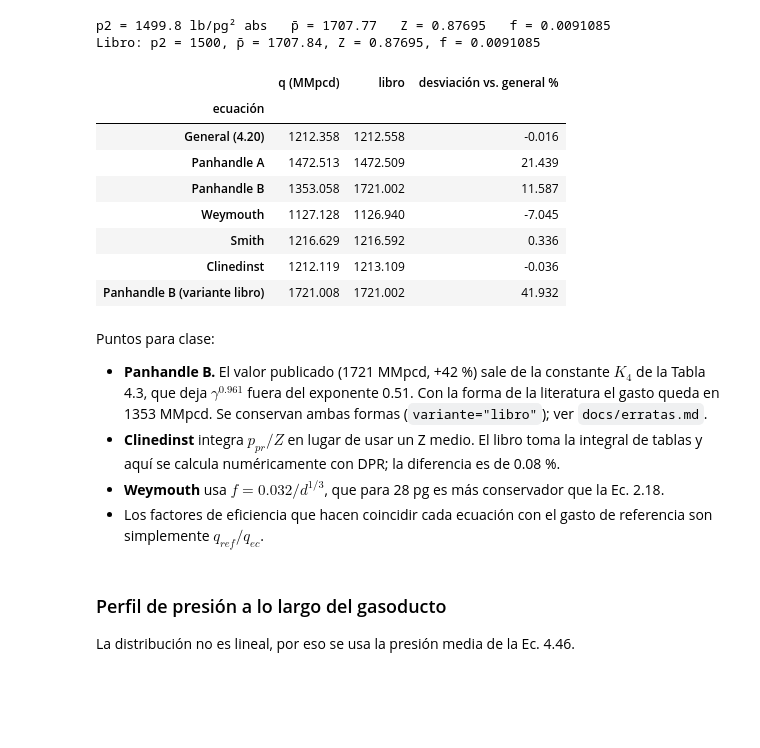
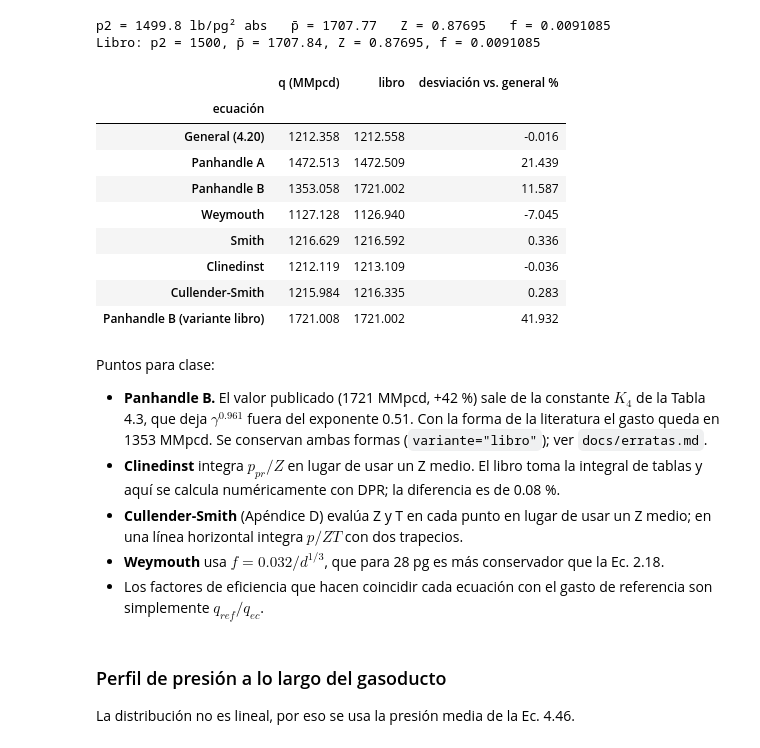
Before and after one commit to AlbertTwist/Transporte-de-Hidrocarburos-por-Ductos, a Jupyter notebook: notebooks/04_flujo_gas.ipynb, the cells around one changed output. Saved outputs shown, nothing was run; the diff lists cells and outputs as text; code cells hidden in the pictures; blank space fills up the shorter version.

```diff
--- a/notebooks/04_flujo_gas.ipynb
+++ b/notebooks/04_flujo_gas.ipynb
@@ -83,27 +82,28 @@ p2 = 1499.8 lb/pg² abs   p̄ = 1707.77   Z = 0.87695   f = 0.0091085
 Libro: p2 = 1500, p̄ = 1707.84, Z = 0.87695, f = 0.0091085
 # %%
 libro = {"General (4.20)": 1212.558, "Panhandle A": 1472.509, "Panhandle B": 1721.002,
-         "Weymouth": 1126.940, "Smith": 1216.592, "Clinedinst": 1213.109}
+         "Weymouth": 1126.940, "Smith": 1216.592, "Clinedinst": 1213.109, "Cullender-Smith": 1216.335}
 q_ref = 1212.557807
 filas = []
 for nombre, fn in ECUACIONES.items():
     q = fn(1900, 1500, gas, ducto) / 1e6
     filas.append({"ecuación": nombre, "q (MMpcd)": q, "libro": libro[nombre],
                   "desviación vs. general %": 100 * (q - q_ref) / q_ref})
 qb = q_panhandle_b(1900, 1500, gas, ducto, variante="libro") / 1e6
 filas.append({"ecuación": "Panhandle B (variante libro)", "q (MMpcd)": qb, "libro": 1721.002,
               "desviación vs. general %": 100 * (qb - q_ref) / q_ref})
 tabla = pd.DataFrame(filas).set_index("ecuación").round(3)
 tabla
 # %% [output]
 |  | q (MMpcd) | libro | desviación vs. general % |
 | ecuación |  |  |  |
 | General (4.20) | 1212.358 | 1212.558 | -0.016 |
 | Panhandle A | 1472.513 | 1472.509 | 21.439 |
 | Panhandle B | 1353.058 | 1721.002 | 11.587 |
 | Weymouth | 1127.128 | 1126.940 | -7.045 |
 | Smith | 1216.629 | 1216.592 | 0.336 |
 | Clinedinst | 1212.119 | 1213.109 | -0.036 |
+| Cullender-Smith | 1215.984 | 1216.335 | 0.283 |
 | Panhandle B (variante libro) | 1721.008 | 1721.002 | 41.932 |
 # %% [markdown]
 Puntos para clase:
@@ -113,6 +113,8 @@ Puntos para clase:
   Se conservan ambas formas (`variante="libro"`); ver `docs/erratas.md`.
 * **Clinedinst** integra $p_{pr}/Z$ en lugar de usar un Z medio. El libro toma la integral de tablas y aquí se
   calcula numéricamente con DPR; la diferencia es de 0.08 %.
+* **Cullender-Smith** (Apéndice D) evalúa Z y T en cada punto en lugar de usar un Z medio; en una línea
+  horizontal integra $p/ZT$ con dos trapecios.
 * **Weymouth** usa $f = 0.032/d^{1/3}$, que para 28 pg es más conservador que la Ec. 2.18.
 * Los factores de eficiencia que hacen coincidir cada ecuación con el gasto de referencia son simplemente
   $q_{ref}/q_{ec}$.
```
Also changed, not shown: parts of 6 cells of this notebook, 17 other files.
